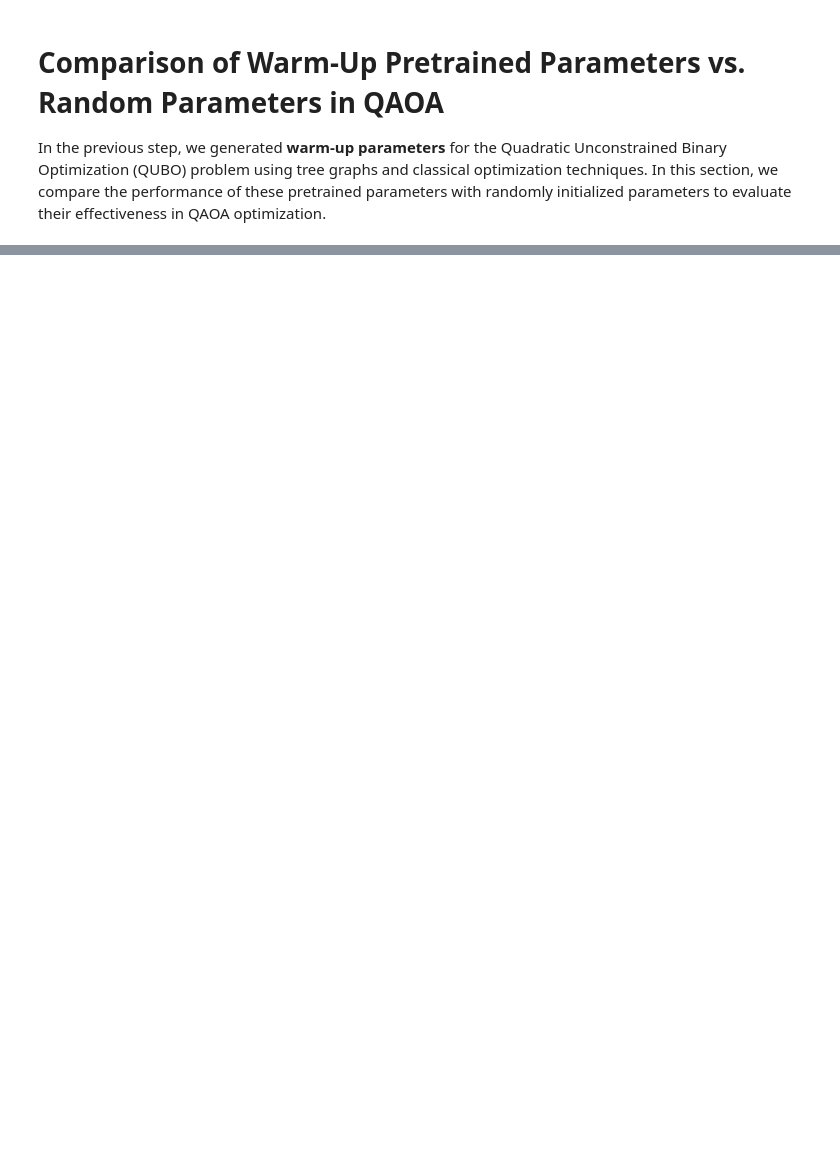
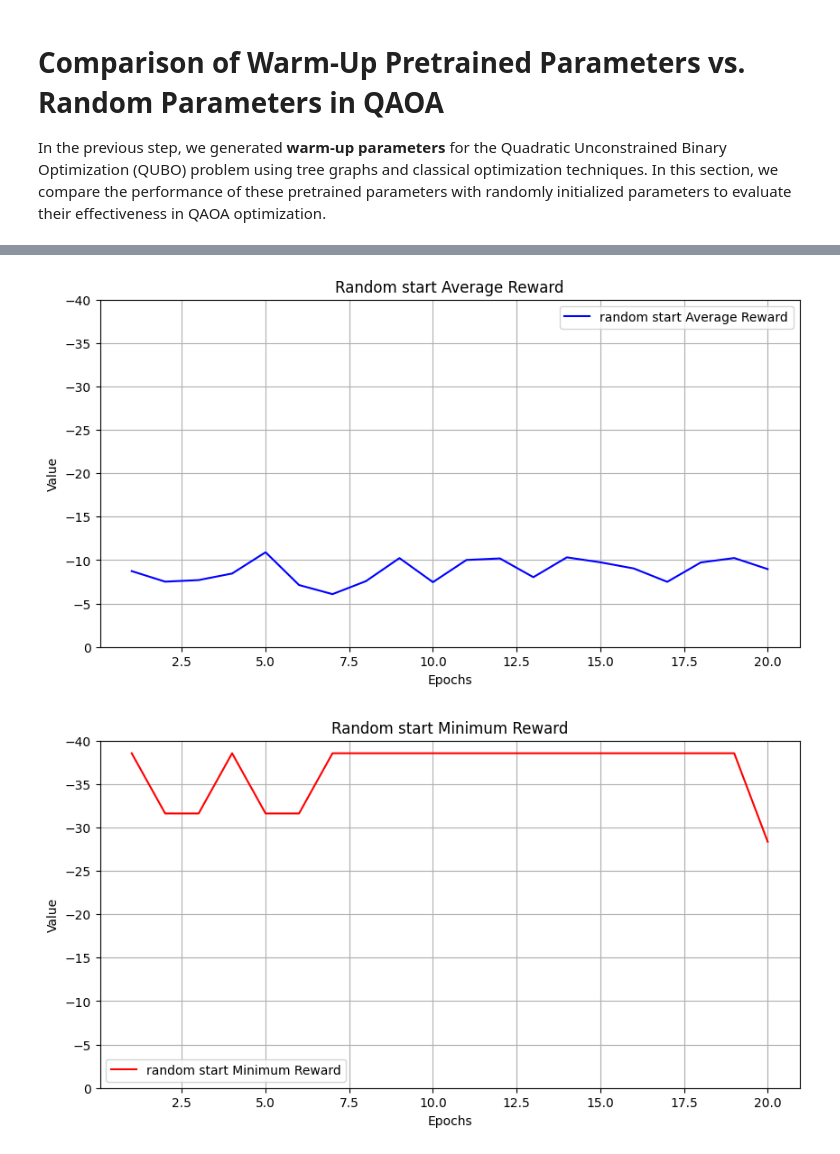
Before and after one commit to pop756/Pasqal_chanllenge, a Jupyter notebook: RL_QAOA_simulation.ipynb, the cells around one changed output, grey strips where cells are left out. Saved outputs shown, nothing was run; the diff lists cells and outputs as text; code cells hidden in the pictures; blank space fills up the shorter version.

```diff
--- a/RL_QAOA_simulation.ipynb
+++ b/RL_QAOA_simulation.ipynb
@@ -272,0 +408,73 @@ In the previous step, we generated **warm-up parameters** for the Quadratic Unco
+# %%
+import matplotlib.pyplot as plt
+
+def plot_rl_qaoa_results(avg_values, min_values, prob_values):
+    """
+    Plots the stored training values of RL_QAOA across epochs with margin.
+
+    - The first plot shows the average values over epochs with margin.
+    - The second plot displays the minimum values over epochs with margin.
+    - The third plot represents the probability of finding the correct solution.
+
+    Parameters
+    ----------
+    avg_values : list
+        List of average values over epochs.
+    min_values : list
+        List of minimum values over epochs.
+    prob_values : list
+        List of probabilities over epochs.
+
+    The x-axis represents the number of epochs in all graphs.
+    """
+
+    epochs = range(1, len(avg_values) + 1)
+
+    # Calculate margins for y-axis limits
+    avg_min, avg_max = min(avg_values), max(avg_values)
+    min_min, min_max = min(min_values), max(min_values)
+
+    avg_margin = (avg_max - avg_min) * 0.05
+    min_margin = (min_max - min_min) * 0.05
+
+    # Plot average values with margin
+    plt.figure(figsize=(10, 5))
+    plt.plot(epochs, avg_values, label="random start Average Reward", color='blue')
+    plt.xlabel("Epochs")
+    plt.ylabel("Value")
+    plt.title("Random start Average Reward")
+    plt.ylim(0,-40)
+    plt.grid(True)
+    plt.legend()
+    plt.show()
+
+    # Plot minimum values with margin
+    plt.figure(figsize=(10, 5))
+    plt.plot(epochs, min_values, label="random start Minimum Reward", color='red')
+    plt.xlabel("Epochs")
+    plt.ylabel("Value")
+    plt.title("Random start Minimum Reward")
+    plt.ylim(0,-40)
+    plt.grid(True)
+    plt.legend()
+    plt.show()
+
+    # Plot probability values
+    plt.figure(figsize=(10, 5))
+    plt.plot(epochs, prob_values, label="random start Probability", color='green')
+    plt.xlabel("Epochs")
+    plt.ylabel("Probability")
+    plt.title("Random start Probability of Finding Correct Solution")
+    plt.ylim(0, 1)  # Setting the y-axis range between 0 and 1
+    plt.grid(True)
+    plt.legend()
+    plt.show()
+# Example usage with dummy data
+avg_values_random = rl_qaoa_rand.avg_values
+min_values_random = rl_qaoa_rand.min_values
+prob_values_random = rl_qaoa_rand.prob_values
+
+plot_rl_qaoa_results(avg_values_random, min_values_random, prob_values_random)
+# %% [output]
+[figure, added]
+[figure, added]
```
Also changed, not shown: parts of 14 cells of this notebook.
